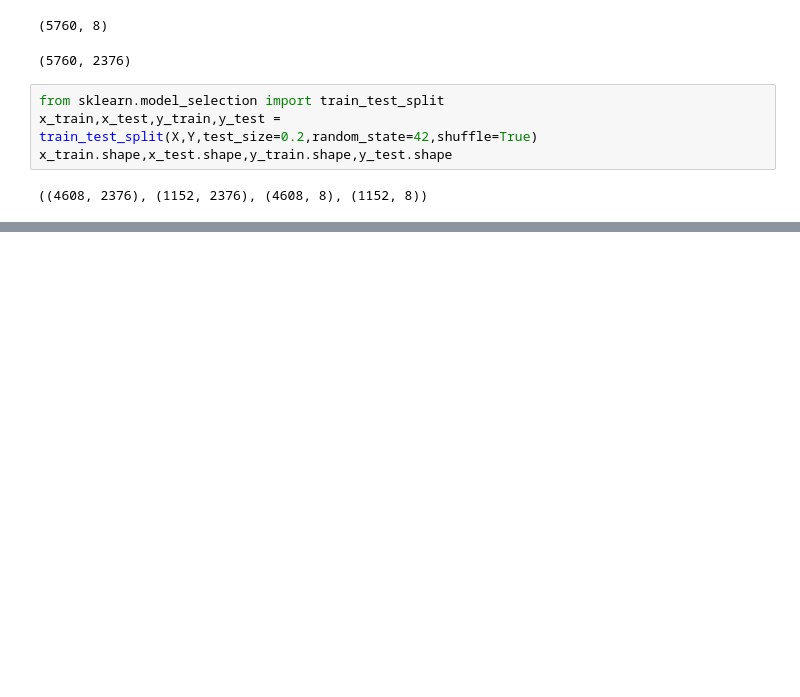
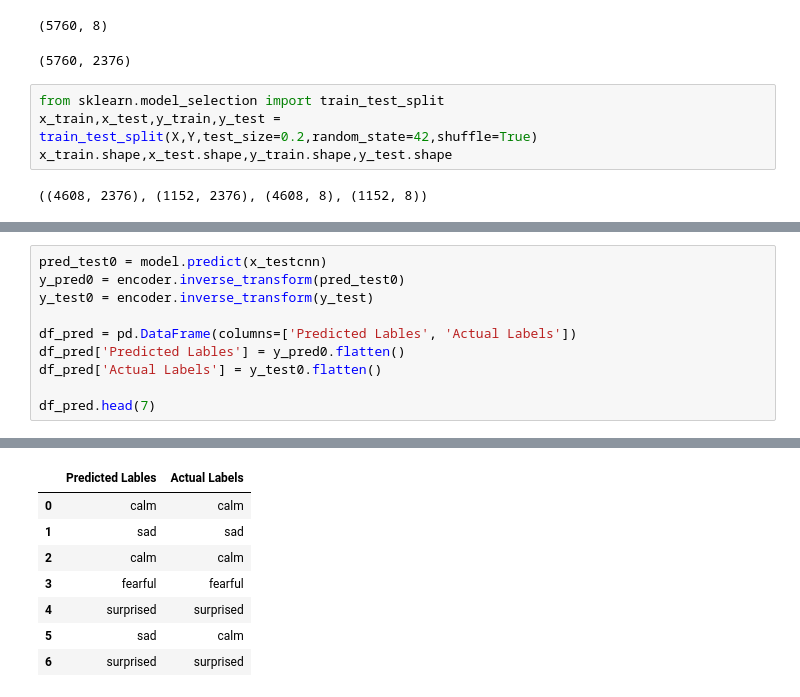
Before and after one commit to Evans-tats/CodeAlpha_Emotion-Recognition-from-Speech, a Jupyter notebook: Emotion_Recognition_from_Speech.ipynb, the cells around one changed output, grey strips where cells are left out. Cells and saved outputs as stored; diff of their text form; blank space fills up the shorter version.

```diff
--- a/Emotion_Recognition_from_Speech.ipynb
+++ b/Emotion_Recognition_from_Speech.ipynb
@@ -388,0 +617,11 @@ X_train.shape, y_train.shape, X_test.shape, y_test.shape
+# %%
+pred_test0 = model.predict(x_testcnn)
+y_pred0 = encoder.inverse_transform(pred_test0)
+y_test0 = encoder.inverse_transform(y_test)
+
+df_pred = pd.DataFrame(columns=['Predicted Lables', 'Actual Labels'])
+df_pred['Predicted Lables'] = y_pred0.flatten()
+df_pred['Actual Labels'] = y_test0.flatten()
+
+df_pred.head(7)
+# %% [output]
@@ -388,0 +629,8 @@ X_train.shape, y_train.shape, X_test.shape, y_test.shape
+|  | Predicted Lables | Actual Labels |
+| 0 | calm | calm |
+| 1 | sad | sad |
+| 2 | calm | calm |
+| 3 | fearful | fearful |
+| 4 | surprised | surprised |
+| 5 | sad | calm |
+| 6 | surprised | surprised |
```
Also changed, not shown: parts of 51 cells of this notebook.
